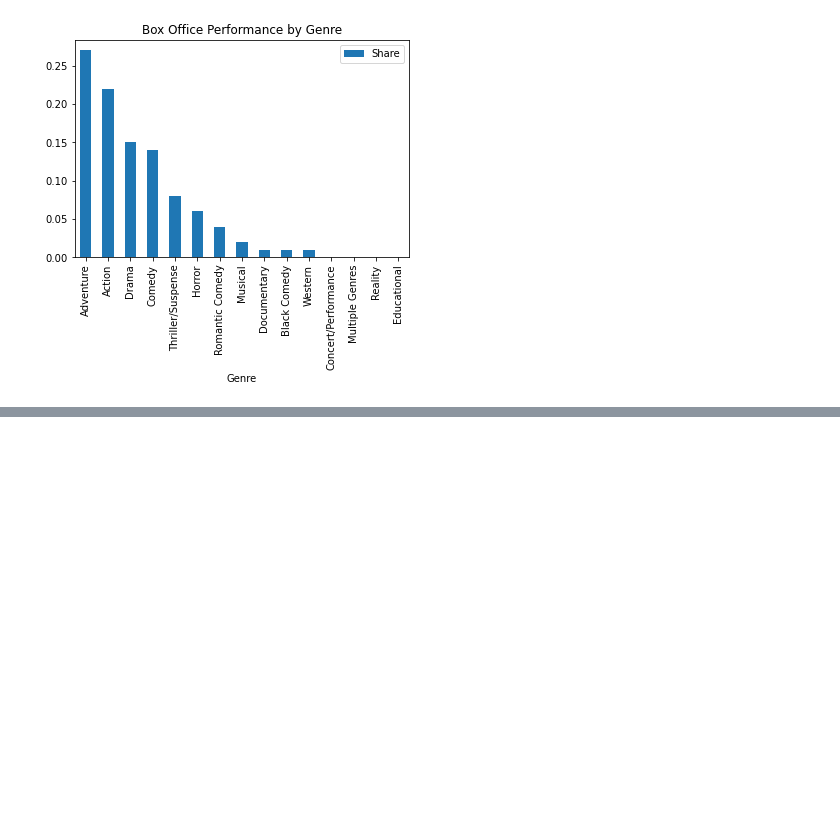
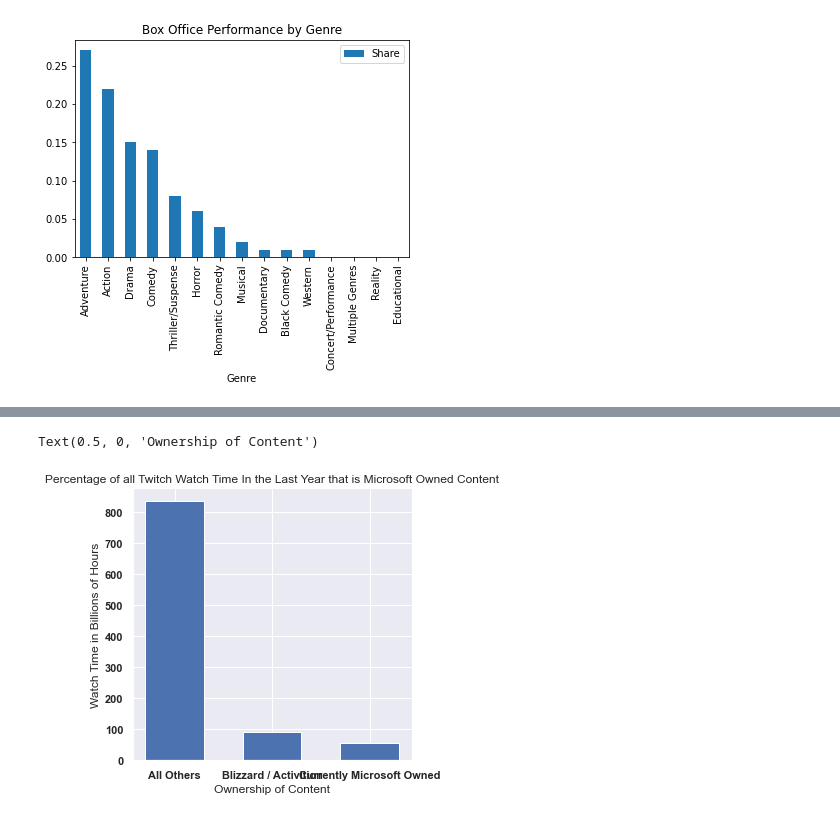
Before and after one commit to stephcia/Microsoft-Studios-Analysis, a Jupyter notebook: student.ipynb, the cells around one changed output, grey strips where cells are left out. Saved outputs shown, nothing was run; the diff lists cells and outputs as text; code cells hidden in the pictures; blank space fills up the shorter version.

Commit message:
pushing more polished graphs up after thursday review

```diff
--- a/student.ipynb
+++ b/student.ipynb
@@ -639,0 +640,16 @@ ax.set_xlabel('Ownership of Content')
+# %%
+##Graph Showing the percentage of Top Twitch Content Microsoft is about to purchase
+
+twitch=pd.read_csv('zippedData/MostWatchedTwitch.csv')
+microsoftwatch=twitch[['Watch time (mins)', 'Game','Blizzard Title']].groupby('Blizzard Title').sum()
+height2=microsoftwatch['Watch time (mins)']/1000000000
+xa=microsoftwatch.index
+
+fig,ax=plt.subplots()
+plt.bar(xa,height2, width =.6)
+ax.set_title("Percentage of all Twitch Watch Time In the Last Year that is Microsoft Owned Content")
+ax.set_ylabel('Watch Time in Billions of Hours')
+ax.set_xlabel('Ownership of Content')
+# %% [output]
+Text(0.5, 0, 'Ownership of Content')
+[figure, added]
```
Also changed, not shown: parts of 6 cells of this notebook.
